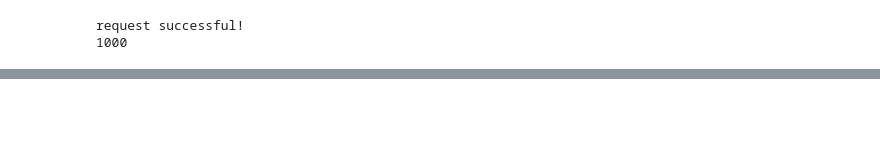
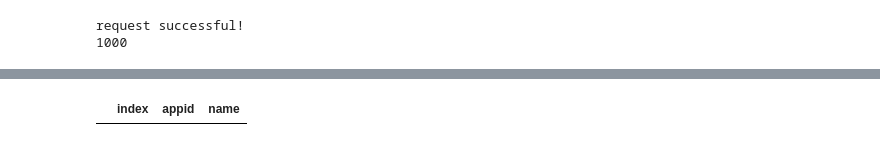
Before and after one commit to leoztl/Steam-dataset, a Jupyter notebook: data_collection.ipynb, the cells around one changed output, grey strips where cells are left out. Cells and saved outputs as stored; diff of their text form; code cells hidden in the pictures; blank space fills up the shorter version.

```diff
--- a/data_collection.ipynb
+++ b/data_collection.ipynb
@@ -271,0 +258,4 @@ appid_df.sort_values(by=['appid'])
+# %%
+appid_df.loc[appid_df["appid"]==570]
+# %% [output]
+|  | index | appid | name |
```
Also changed, not shown: parts of 7 cells of this notebook.
